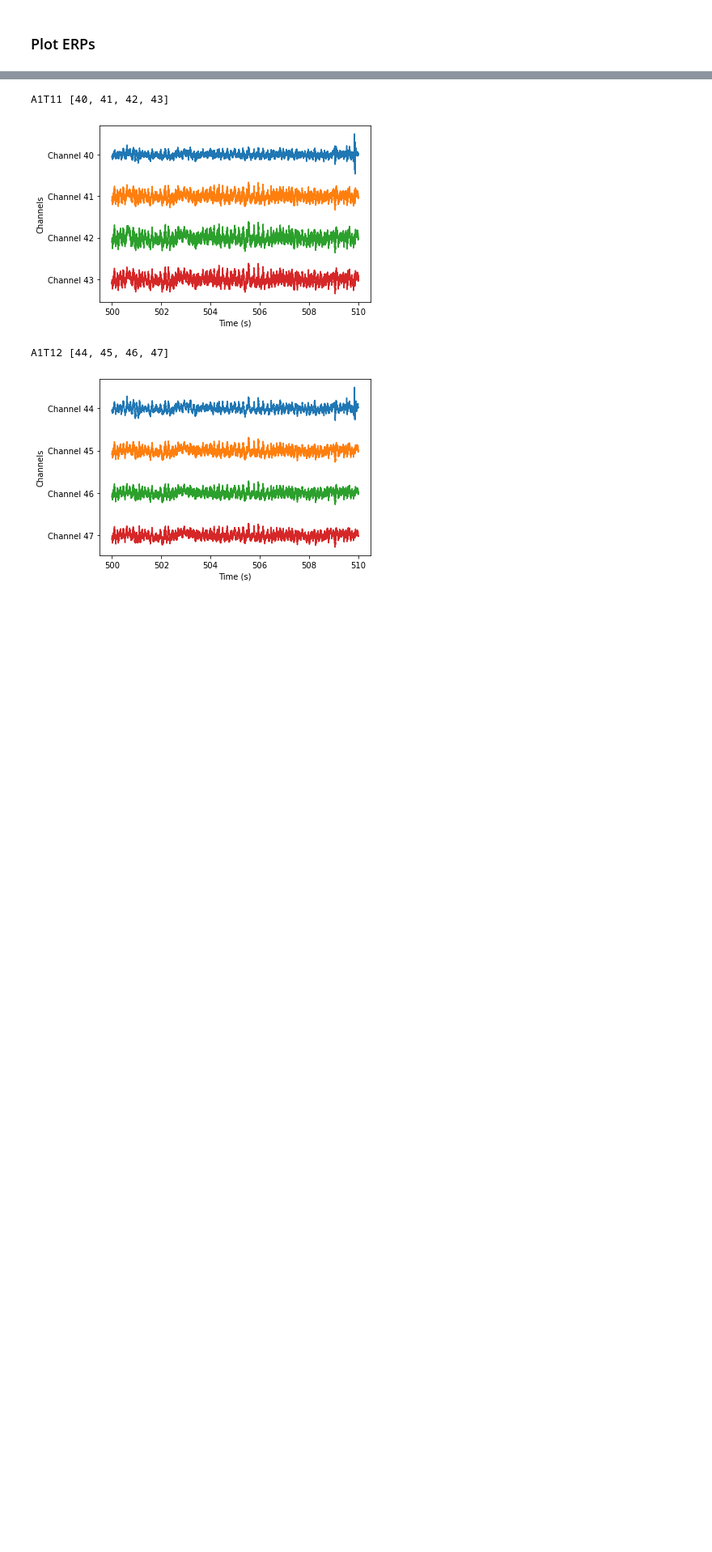
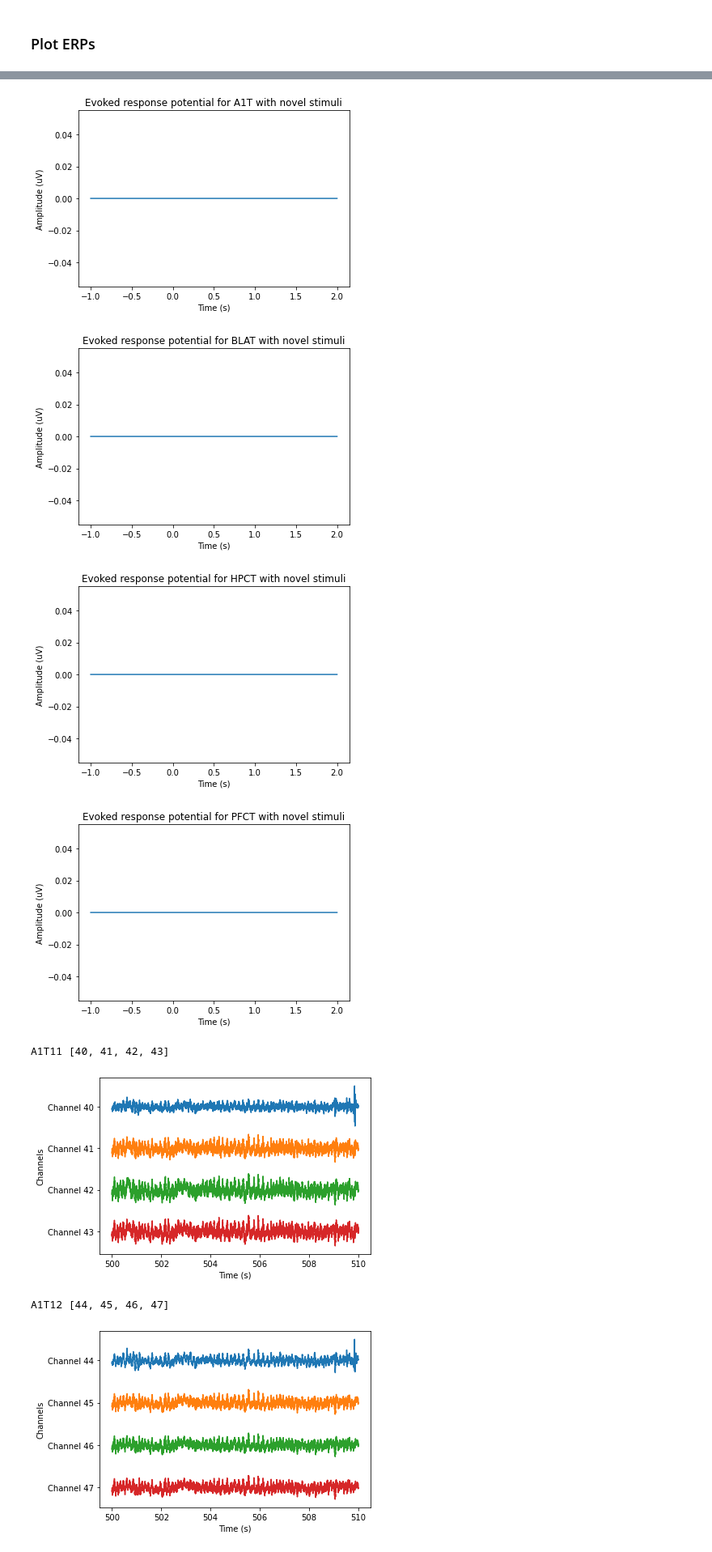
Before and after one commit to Maegori/InternshipCode, a Jupyter notebook: erp.ipynb, the cells around one changed output, grey strips where cells are left out. Shown at 81% size. Saved outputs shown, nothing was run; the diff lists cells and outputs as text; code cells hidden in the pictures; blank space fills up the shorter version.

```diff
--- a/erp.ipynb
+++ b/erp.ipynb
@@ -100,3 +127,25 @@ for br in brain_regions:
+# %%
+for br in brain_regions:
+    responses = []
+    for trode in get_brain_region(unique_channel_names, br):
+        channels = get_channel_idx(channel_names, trode)
+        responses.append(evoked_response_potential(filtered_signal, CSnovel_idx, channels, -1, 2, num_stimuli=0, plot=False))
+    responses = np.vstack(responses)
+
+    std = np.std(responses, axis=0)
+    y_mean = np.mean(responses, axis=0)
+
+    plt.fill_between(np.linspace(-1, 2, responses.shape[1]), y_mean - std, y_mean + std, alpha=0.7)
+    plt.plot(np.linspace(-1, 2, responses.shape[1]), y_mean)
+    plt.xlabel("Time (s)")
+    plt.ylabel("Amplitude (uV)")
+    plt.title(f"Evoked response potential for {br} with novel stimuli")
+    plt.show()
+# %% [output]
+[figure, added]
+[figure, added]
+[figure, added]
+[figure, added]
 # %%
 def plot_lfp(eeg_data, ts, start, duration, channels, color='k'):
     """
```
Also changed, not shown: parts of 4 cells of this notebook.
